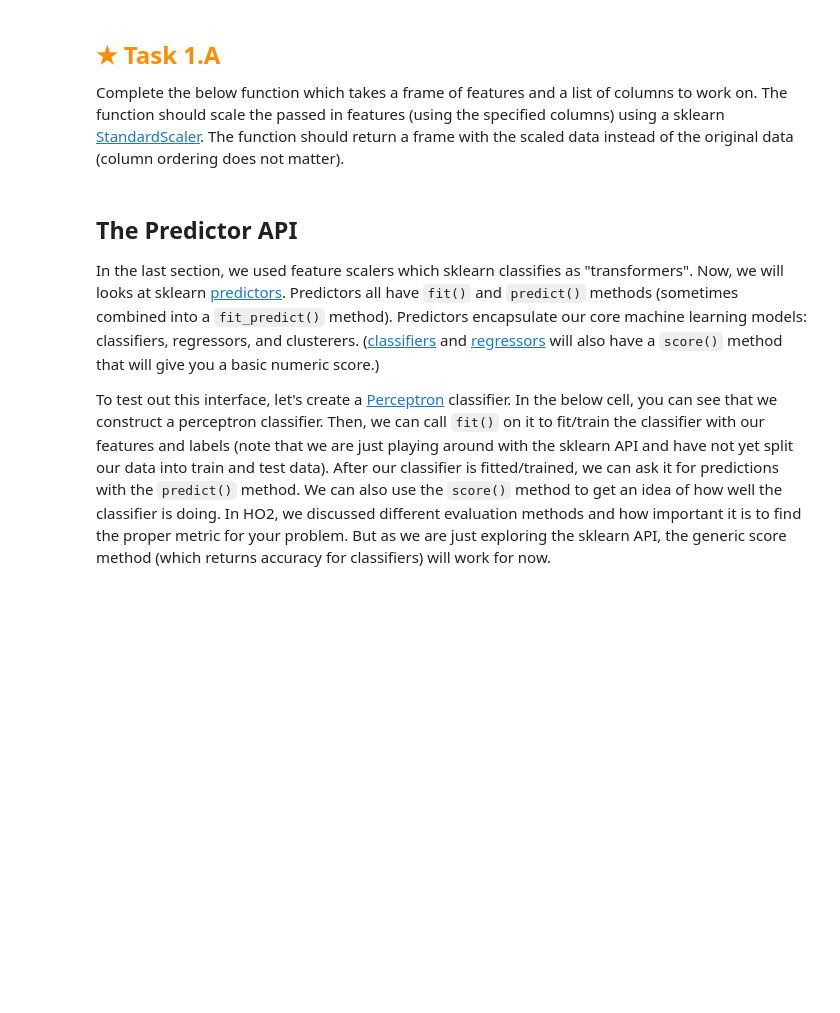
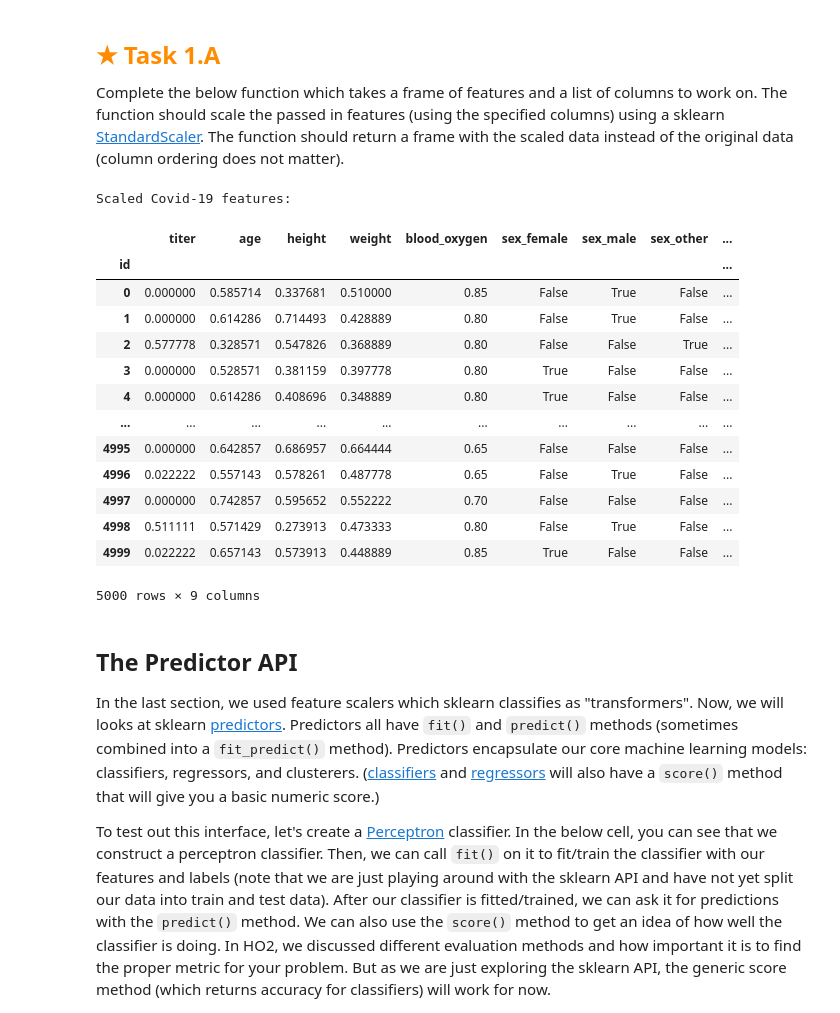
Before and after one commit to AThreeDimensionalLemon/Cse40Asgn4, a Jupyter notebook: assignment.ipynb, the cells around one changed output. Drawn from its saved outputs; the diff is of its cells as text; code cells hidden in the pictures; blank space fills up the shorter version.

```diff
--- a/assignment.ipynb
+++ b/assignment.ipynb
@@ -186,24 +282,43 @@ The function should return a frame with the scaled data instead of the original
 # %%
 def scale_data(features, columns):
     """
     Scale numeric columns.
 
     Args:
         features: A pandas DataFrame.
         columns: A list of column names to scale.
 
     Returns:
         A pandas DataFrame with scaled versions of the specified columns.
     """
-
-    return NotImplemented
+    res = features.copy(deep=False)
+    for column in columns:
+        dfCol = pandas.DataFrame(res[column])
+        res[column] = sklearn.preprocessing.MinMaxScaler().fit_transform(dfCol)
+    return res
 
 print("Scaled Covid-19 features:")
 scaled_features = scale_data(covid_features, ['titer', 'age', 'height', 'weight', 'blood_oxygen'])
 if (not isinstance(scaled_features, type(NotImplemented))):
     covid_features = scaled_features
 
 scaled_features
+# %% [output]
+Scaled Covid-19 features:
+|  | titer | age | height | weight | blood_oxygen | sex_female | sex_male | sex_other | ... |
+| id |  |  |  |  |  |  |  |  | ... |
+| 0 | 0.000000 | 0.585714 | 0.337681 | 0.510000 | 0.85 | False | True | False | ... |
+| 1 | 0.000000 | 0.614286 | 0.714493 | 0.428889 | 0.80 | False | True | False | ... |
+| 2 | 0.577778 | 0.328571 | 0.547826 | 0.368889 | 0.80 | False | False | True | ... |
+| 3 | 0.000000 | 0.528571 | 0.381159 | 0.397778 | 0.80 | True | False | False | ... |
+| 4 | 0.000000 | 0.614286 | 0.408696 | 0.348889 | 0.80 | True | False | False | ... |
+| ... | ... | ... | ... | ... | ... | ... | ... | ... | ... |
+| 4995 | 0.000000 | 0.642857 | 0.686957 | 0.664444 | 0.65 | False | False | False | ... |
+| 4996 | 0.022222 | 0.557143 | 0.578261 | 0.487778 | 0.65 | False | True | False | ... |
+| 4997 | 0.000000 | 0.742857 | 0.595652 | 0.552222 | 0.70 | False | False | False | ... |
+| 4998 | 0.511111 | 0.571429 | 0.273913 | 0.473333 | 0.80 | False | True | False | ... |
+| 4999 | 0.022222 | 0.657143 | 0.573913 | 0.448889 | 0.85 | True | False | False | ... |
+5000 rows × 9 columns
 # %% [markdown]
 ## The Predictor API
 
```
Also changed, not shown: parts of 15 cells of this notebook, 1 other file.
